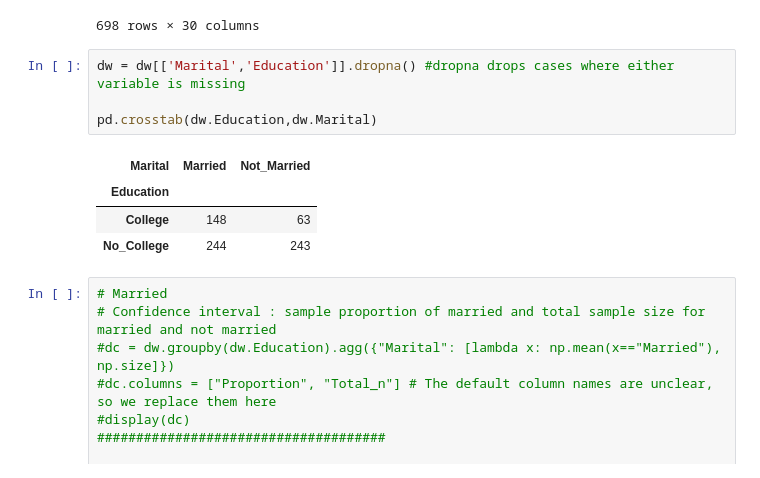
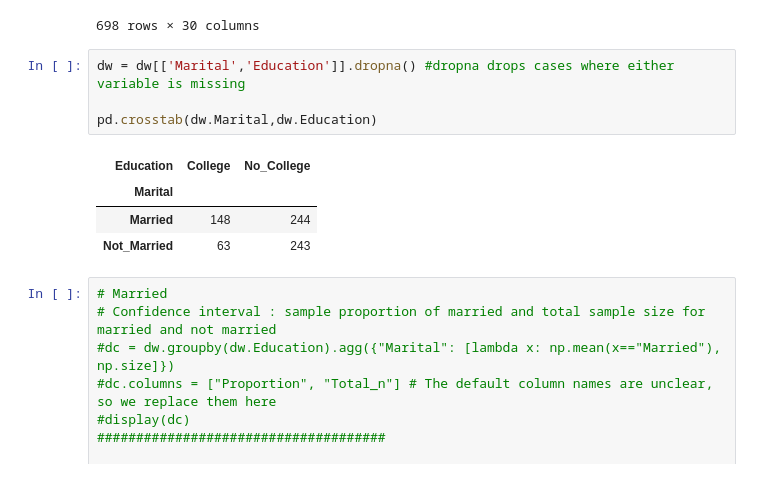
Before and after one commit to Deniz-shelby/AI_Bootcamp, a Jupyter notebook: M2/D7/07. P-value and Confidence Interval/01_confidence_intervals_practice.ipynb, the cells around one changed output. Saved outputs shown, nothing was run; the diff lists cells and outputs as text.

```diff
--- a/M2/D7/07. P-value and Confidence Interval/01_confidence_intervals_practice.ipynb
+++ b/M2/D7/07. P-value and Confidence Interval/01_confidence_intervals_practice.ipynb
@@ -87,12 +87,12 @@ dw
 # %%
 dw = dw[['Marital','Education']].dropna() #dropna drops cases where either variable is missing
 
-pd.crosstab(dw.Education,dw.Marital)
+pd.crosstab(dw.Marital,dw.Education)
 # %% [output]
-| Marital | Married | Not_Married |
-| Education |  |  |
-| College | 148 | 63 |
-| No_College | 244 | 243 |
+| Education | College | No_College |
+| Marital |  |  |
+| Married | 148 | 244 |
+| Not_Married | 63 | 243 |
 # %%
 # Married
 # Confidence interval : sample proportion of married and total sample size for married and not married
```
Also changed, not shown: parts of 5 cells of this notebook.
